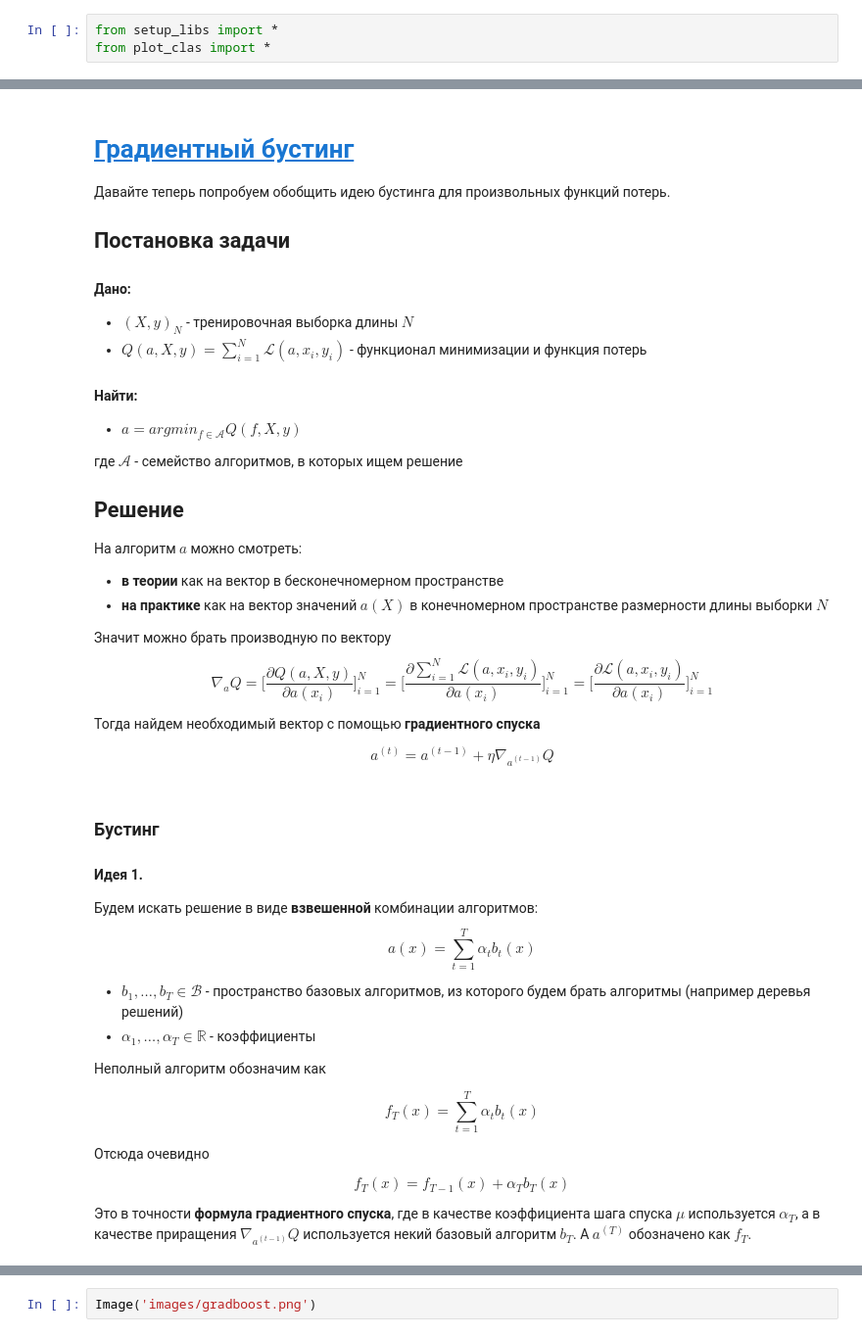
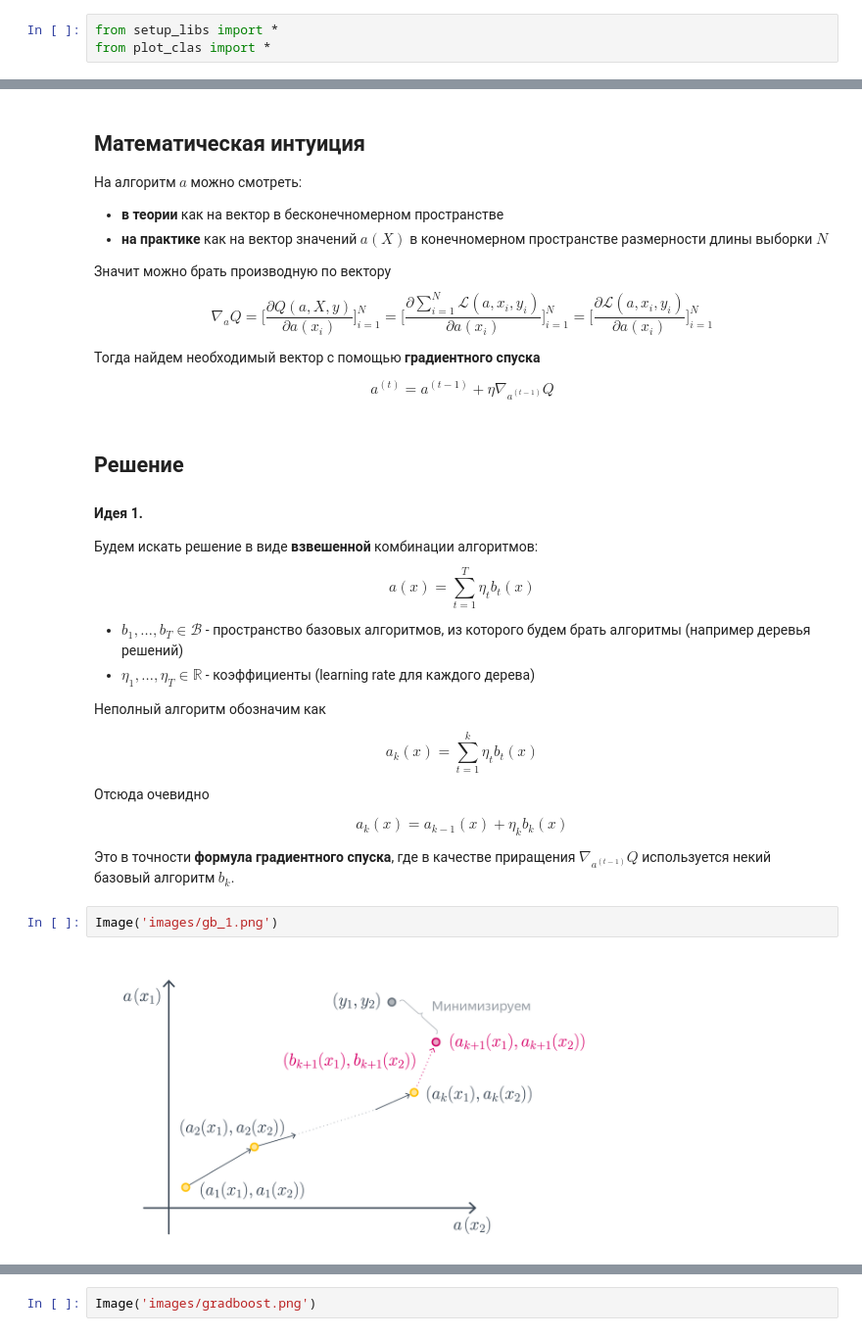
Before and after one commit to samstikhin/ml2022, a Jupyter notebook: 05-Boosting/1-GradBoost.ipynb, the cells around one changed output, grey strips where cells are left out. Shown at 98% size. Cells and saved outputs as stored; diff of their text form.

Commit message:
fix boosting lecture

```diff
--- a/05-Boosting/1-GradBoost.ipynb
+++ b/05-Boosting/1-GradBoost.ipynb
@@ -4,20 +46,5 @@ from plot_clas import *
 # %% [markdown]
-# [Градиентный бустинг](http://arogozhnikov.github.io/2016/06/24/gradient_boosting_explained.html)
-
-Давайте теперь попробуем обобщить идею бустинга для произвольных функций потерь.
-
-## Постановка задачи
-
-#### Дано:
-* $(X, y)_{N}$ - тренировочная выборка длины $N$
-* $Q(a, X, y) = \sum_{i=1}^{N}\mathcal{L}(a, x_i, y_i)$ - функционал минимизации и функция потерь
-
-#### Найти:
-* $a = argmin_{f \in \mathcal{A}}Q(f, X, y)$
-
-где $\mathcal{A}$ - семейство алгоритмов, в которых ищем решение
-
-## Решение
+## Математическая интуиция
 
 На алгоритм $a$ можно смотреть:
 * **в теории** как на вектор в бесконечномерном пространстве
@@ -30,23 +57,27 @@ $$\nabla_{a}Q = \Big[\frac{\partial Q(a, X, y)}{\partial a(x_i)}\Big]_{i=1}^N =
 
 $$a^{(t)} = a^{(t - 1)} + \eta\nabla_{a^{(t - 1)}}Q $$
 # %% [markdown]
-### Бустинг
+## Решение
 #### Идея 1.
 Будем искать решение в виде **взвешенной** комбинации алгоритмов:
- $$a(x) = \sum_{t = 1}^{T} \alpha_t b_t(x)$$
+ $$a(x) = \sum_{t = 1}^{T} \eta_t b_t(x)$$
 
 * $b_1, \ldots, b_T\in \mathcal{B}$ - пространство базовых алгоритмов, из которого будем брать алгоритмы (например деревья решений)
-* $\alpha_1, \ldots, \alpha_T\in \mathbb{R}$ - коэффициенты
+* $\eta_1, \ldots, \eta_T\in \mathbb{R}$ - коэффициенты (learning rate для каждого дерева)
 
 Неполный алгоритм обозначим как
 
-$$f_{T}(x) = \sum_{t = 1}^{T} \alpha_t b_t(x)$$
+$$a_{k}(x) = \sum_{t = 1}^{k} \eta_t b_t(x)$$
 
 Отсюда очевидно
 
-$$f_T(x) = f_{T-1}(x) + \alpha_T b_T(x)$$
+$$a_k(x) = a_{k-1}(x) + \eta_k b_k(x)$$
 
-Это в точности **формула градиентного спуска**, где в качестве коэффициента шага спуска $\mu$ используется $\alpha_T$, а в качестве приращения $\nabla_{a^{(t-1)}}Q$ используется некий базовый алгоритм $b_T$. А $a^{(T)}$ обозначено как $f_T$.
+Это в точности **формула градиентного спуска**, где в качестве приращения $\nabla_{a^{(t-1)}}Q$ используется некий базовый алгоритм $b_k$.
+# %%
+Image('images/gb_1.png')
+# %% [output]
+[figure, added]
 # %% [markdown]
 
 #### Идея 2.
```
Also changed, not shown: parts of 23 cells of this notebook, 5 other files.
